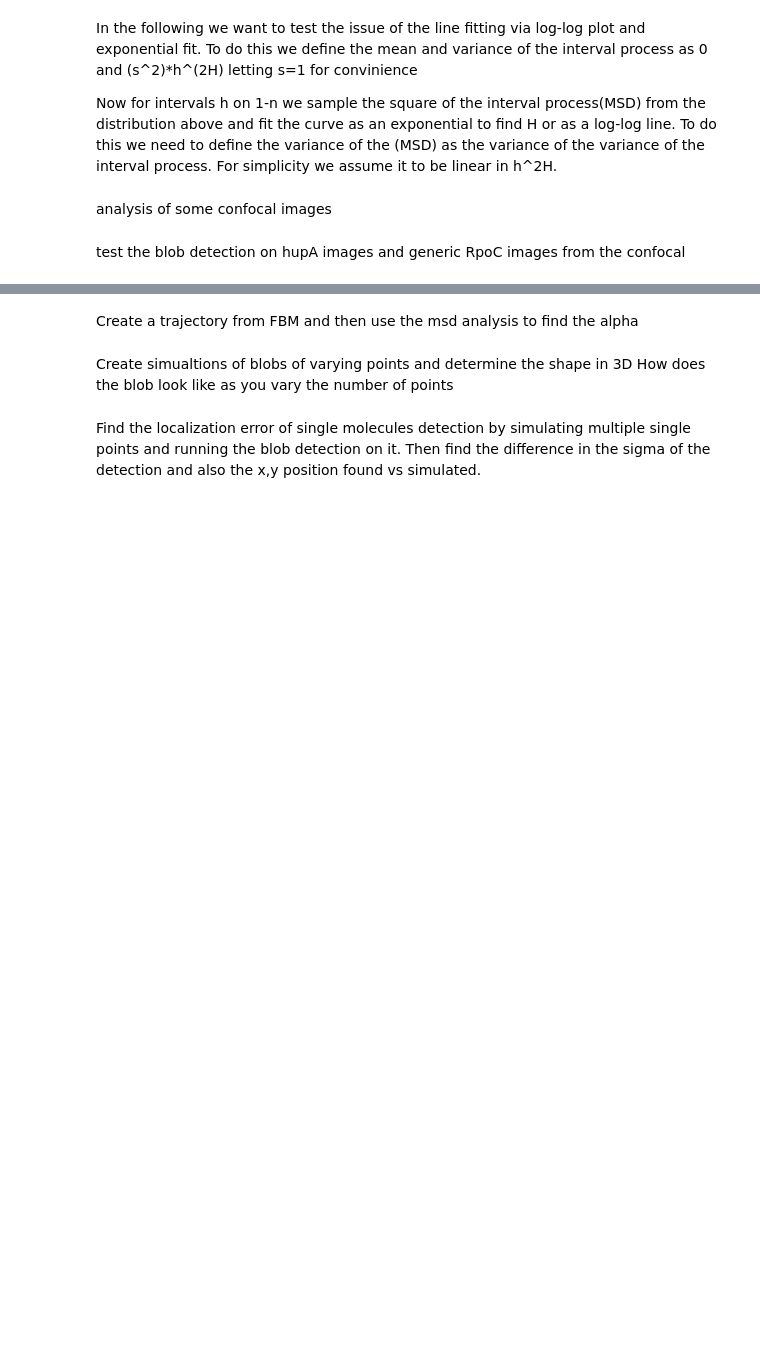
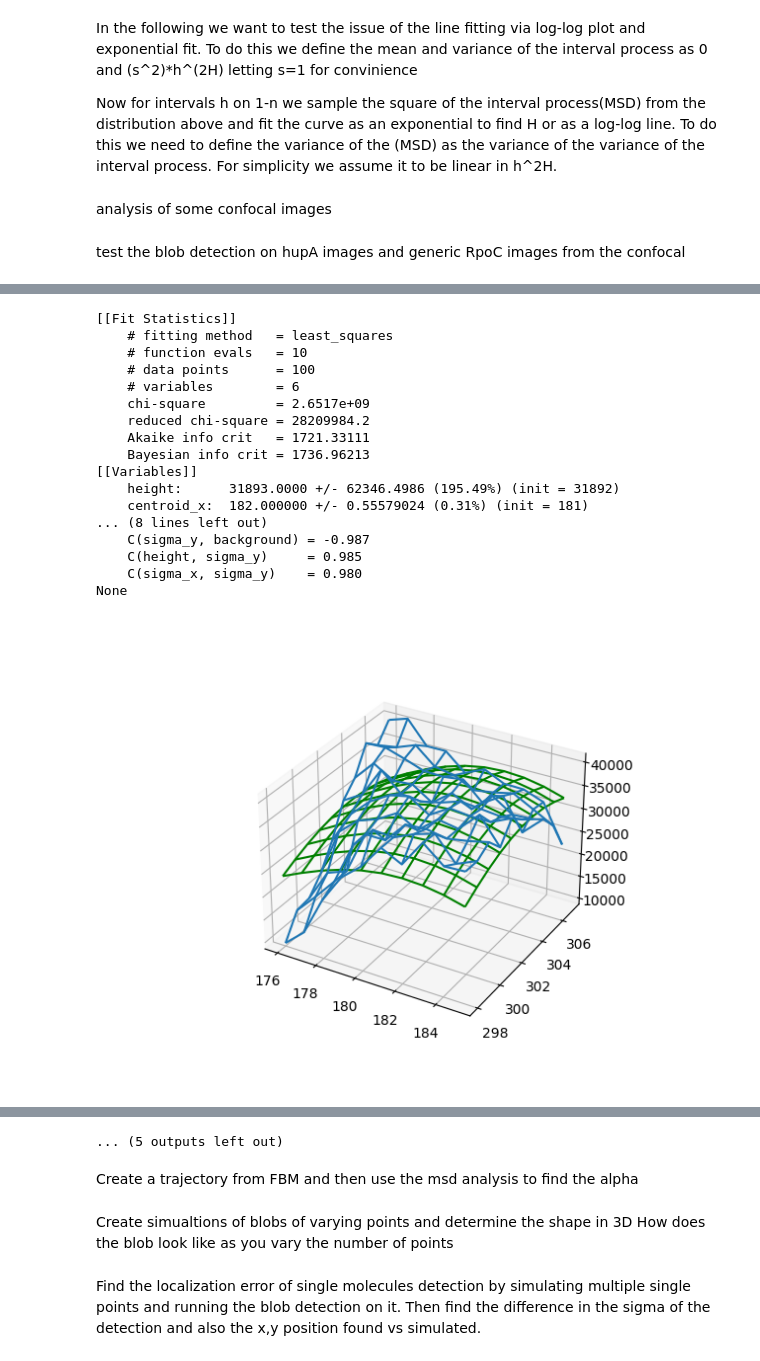
Before and after one commit to joemans3/Single_Particle_Analysis, a Jupyter notebook: Density_Map.ipynb, the cells around one changed output, grey strips where cells are left out. Drawn from its saved outputs; the diff is of its cells as text; code cells hidden in the pictures; blank space fills up the shorter version.

Commit message:
Random Edits

```diff
--- a/Density_Map.ipynb
+++ b/Density_Map.ipynb
@@ -274,3 +306,3 @@ print(sim_names,sim_colors,sim_markers)
 # %%
-sim_names = ['/Users/baljyot/Documents/2022-2023/PhD_Thesis/sim_data/h_0.2_track_5_diff_0001_at_100100']
+sim_names = ['/Users/baljyot/Documents/2022-2023/PhD_Thesis/sim_data/h_0_track_100_diff_0_at_random']
 sim_names
@@ -1246,9 +1443,9 @@ def find_files(path, extension, keyword = None):
         list of files that match the criteria
     '''
     #find all images in the directory using import functions
-    files = import_functions.find_image(path=path,ends_with=extension,full_path=True)
+    files = find_image(path=path,ends_with=extension,full_path=True)
     #sort the files to get only ones conatining the word "RFP" for the flourescent protein
-    files = import_functions.name_sorter(strings=files,keyword=keyword)
+    files = name_sorter(strings=files,keyword=keyword)
     return files
 # %%
 #run detection on a set of files
@@ -1302,7 +1499,7 @@ def utility_batch_blob_detection(files,detection_args,fitting_args,focal_plane=N
 test the blob detection on hupA images and generic RpoC images from the confocal
 # %%
 #list of paths of hupa images
-hupa_dir_list = ["/Volumes/WEBERLAB/HupA_confocal/191113_TC_WLBS81(HupA)/t120/",
+hupa_dir_list = ["/Volumes/WEBERLAB/HupA_confocal/191113_TC_WLBS81(HupA)/t120",
                 "/Volumes/WEBERLAB/HupA_confocal/191205_TC_WLBS81(HupA)/t120",
                 "/Volumes/WEBERLAB/HupA_confocal/191223_TC_WLBS81(HupA)/t120",
                 "/Volumes/WEBERLAB/HupA_confocal/191230_TC_WLBS81(HupA)/t120"]
@@ -1314,8 +1511,10 @@ aml_rpoc_dir = "/Volumes/WEBERLAB/HupA_confocal/thirty-seven/120"
 #using all the hupa directories find all the files with the keyword "RFP"
 files_hupa = []
 for i in hupa_dir_list:
-    files_hupa+=find_files(path=i,extension="*.tif",keyword="RFP")
+    files_hupa+=find_files(path=i,extension=".tif",keyword="RFP")
+
 #using find_files, find rpoc files
-files_rpoc = find_files(path="/Volumes/WEBERLAB/HupA_confocal/191205_TC_WLBS100(rpoC)/t120",extension="*.tif",keyword="RFP")
+files_rpoc = find_files(path="/Volumes/WEBERLAB/HupA_confocal/191205_TC_WLBS100(rpoC)/t120",extension=".tif",keyword="RFP")
 #find aml rpoc files
-files_aml_rpoc = find_files(path=aml_rpoc_dir,extension="*.tif",keyword="RFP")
+files_aml_rpoc = find_files(path=aml_rpoc_dir,extension=".tif",keyword="RFP")
+print("hupa files: ",files_hupa)
@@ -1524,42 +1733,58 @@ plt.show()
 # %%
 #detection on specific image just to see what it looks like
 #image path
-path = "/Users/baljyot/Desktop/mid_GC.tif"
+path = "/Volumes/WEBERLAB/HupA_confocal/191113_TC_WLBS81(HupA)/t120/RFP-1.tif"
 #open this image using function from import_functions.py
 
 #make a maximum projection of the image
-#max_proj = np.max(io.imread(path),axis=0)
-#img = max_proj
+max_proj = np.max(io.imread(path),axis=0)
+img = max_proj
+img = io.imread(path)[3]
 #create a blob detector object
 detection_args = {"median":False,
-                "threshold":1e-2,
-                "min_sigma":2./np.sqrt(2),
-                "max_sigma":60./np.sqrt(2),
-                "num_sigma":200,
+                "threshold":1e-1,
+                "min_sigma":1./np.sqrt(2),
+                "max_sigma":10./np.sqrt(2),
+                "num_sigma":500,
                 "overlap":0,
                 "logscale":False,
                 "verbose":True}
-fitting_args = {"mask_size":3,
-                "plot_fit":False,
+fitting_args = {"mask_size":5,
+                "plot_fit":True,
                 "fitting_image":"Original",
-                "radius_func":np.mean,
+                "radius_func":None,
                 "residual_func":residuals_gaus2d,
                 "sigma_range":2,
-                "centroid_range":2}
-
-img = np.array(import_functions.invert_I16u(io.imread(path)))
+                "centroid_range":1}
 
 blob_detector = blob_detection(path=img,**detection_args)
 blob_detector._update_fitting_parameters(kwargs=fitting_args)
 #detect blobs
 c = blob_detector.detection(type="bp")
 fig = plt.figure()
 ax = fig.add_subplot()
 ax.imshow(img,cmap="gray")
 print(c)
-for i in c["Fitted"]:
+for i in c["Scale"]:
     cir = plt.Circle((i[1],i[0]),i[2],fill = False)
     ax.add_artist(cir)
-    cir = plt.Circle((i[1],i[0]),0.1,fill = True)
-    ax.add_artist(cir)
 plt.show()
+# %% [output]
+[[Fit Statistics]]
+    # fitting method   = least_squares
+    # function evals   = 10
+    # data points      = 100
+    # variables        = 6
+    chi-square         = 2.6517e+09
+    reduced chi-square = 28209984.2
+    Akaike info crit   = 1721.33111
+    Bayesian info crit = 1736.96213
+[[Variables]]
+    height:      31893.0000 +/- 62346.4986 (195.49%) (init = 31892)
+    centroid_x:  182.000000 +/- 0.55579024 (0.31%) (init = 181)
+... (8 lines left out)
+    C(sigma_y, background) = -0.987
+    C(height, sigma_y)     = 0.985
+    C(sigma_x, sigma_y)    = 0.980
+None
+[figure, added]
@@ -1566,3 +1849,4 @@ plt.show()
+... (5 outputs left out)
 # %% [markdown]
 Create a trajectory from FBM and then use the msd analysis to find the alpha
 # %%
```
Also changed, not shown: parts of 31 cells of this notebook, 6 other files.
